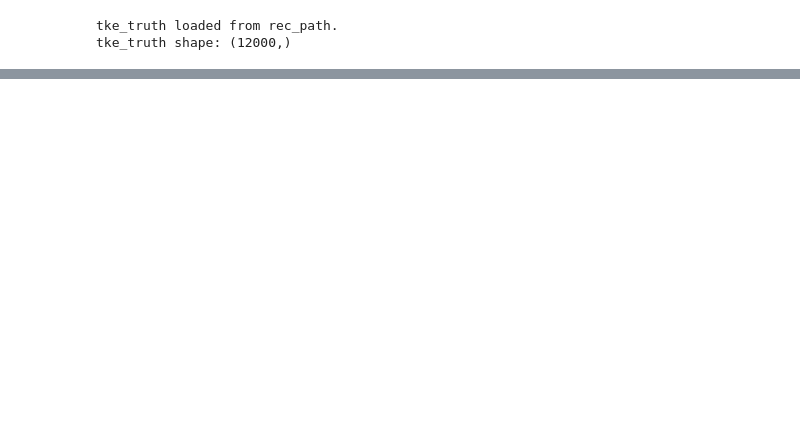
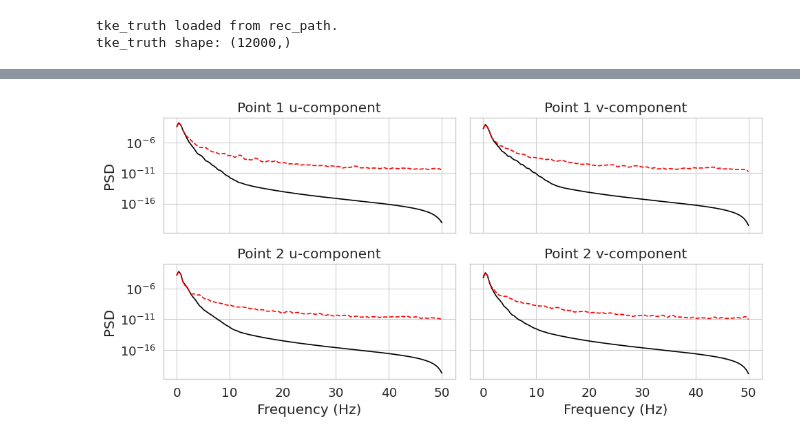
Before and after one commit to morton311/OSC_LDC_ML, a Jupyter notebook: pred_analysis.ipynb, the cells around one changed output, grey strips where cells are left out. Saved outputs shown, nothing was run; the diff lists cells and outputs as text; code cells hidden in the pictures; blank space fills up the shorter version.

```diff
--- a/pred_analysis.ipynb
+++ b/pred_analysis.ipynb
@@ -297,0 +480,23 @@ Text(0.5, 0, 'Frequency (Hz)')
+# %%
+# psds of u_p1 and v_p1 , then u_p2 and v_p2
+fig, axs = plt.subplots(2, 2, figsize=(10, 5),sharex=True, sharey=True)
+axs[0,0].semilogy(psd_results_unwindow['f'], psd_results_unwindow['ground_truth']['point_1'][0], label='Ground Truth Point 1', color='k', linestyle='-')
+axs[0,0].semilogy(psd_results_unwindow['f'], psd_results_unwindow['prediction']['point_1'][0], label='Prediction Point 1', color='r', linestyle='--')
+axs[1,0].semilogy(psd_results_unwindow['f'], psd_results_unwindow['ground_truth']['point_2'][0], label='Ground Truth Point 2', color='k', linestyle='-')
+axs[1,0].semilogy(psd_results_unwindow['f'], psd_results_unwindow['prediction']['point_2'][0], label='Prediction Point 2', color='r', linestyle='--')
+axs[0,1].semilogy(psd_results_unwindow['f'], psd_results_unwindow['ground_truth']['point_1'][1], label='Ground Truth Point 1', color='k', linestyle='-')
+axs[0,1].semilogy(psd_results_unwindow['f'], psd_results_unwindow['prediction']['point_1'][1], label='Prediction Point 1', color='r', linestyle='--')
+axs[1,1].semilogy(psd_results_unwindow['f'], psd_results_unwindow['ground_truth']['point_2'][1], label='Ground Truth Point 2', color='k', linestyle='-')
+axs[1,1].semilogy(psd_results_unwindow['f'], psd_results_unwindow['prediction']['point_2'][1], label='Prediction Point 2', color='r', linestyle='--')
+axs[0,0].set_title('Point 1 u-component')
+axs[1,0].set_title('Point 2 u-component')
+axs[0,1].set_title('Point 1 v-component')
+axs[1,1].set_title('Point 2 v-component')
+axs[1,0].set_xlabel('Frequency (Hz)')
+axs[1,1].set_xlabel('Frequency (Hz)')
+axs[0,0].set_ylabel('PSD')
+axs[1,0].set_ylabel('PSD')
+fig.tight_layout()
+plt.show()
+# %% [output]
+[figure, added]
```
Also changed, not shown: parts of 17 cells of this notebook, 3 other files.
